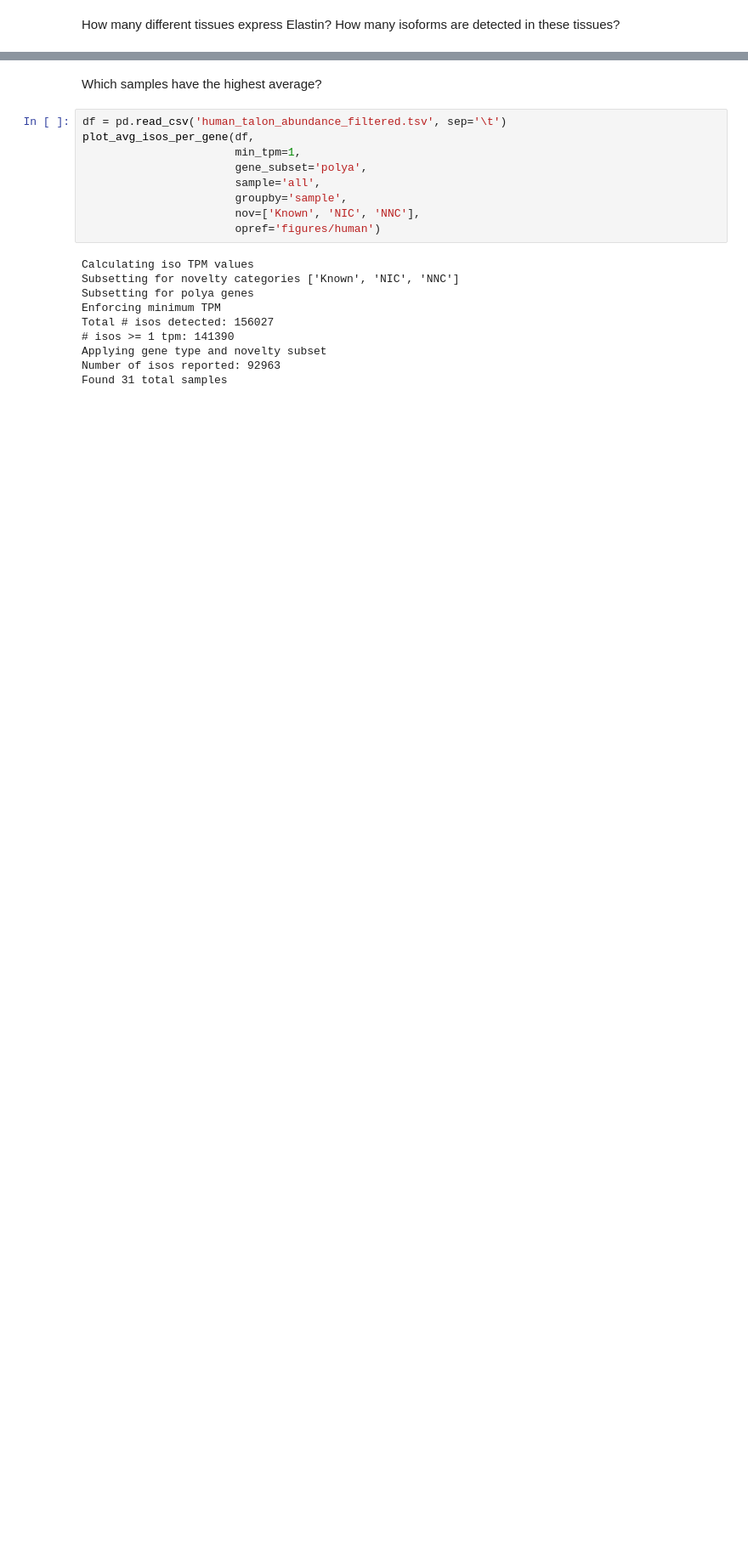
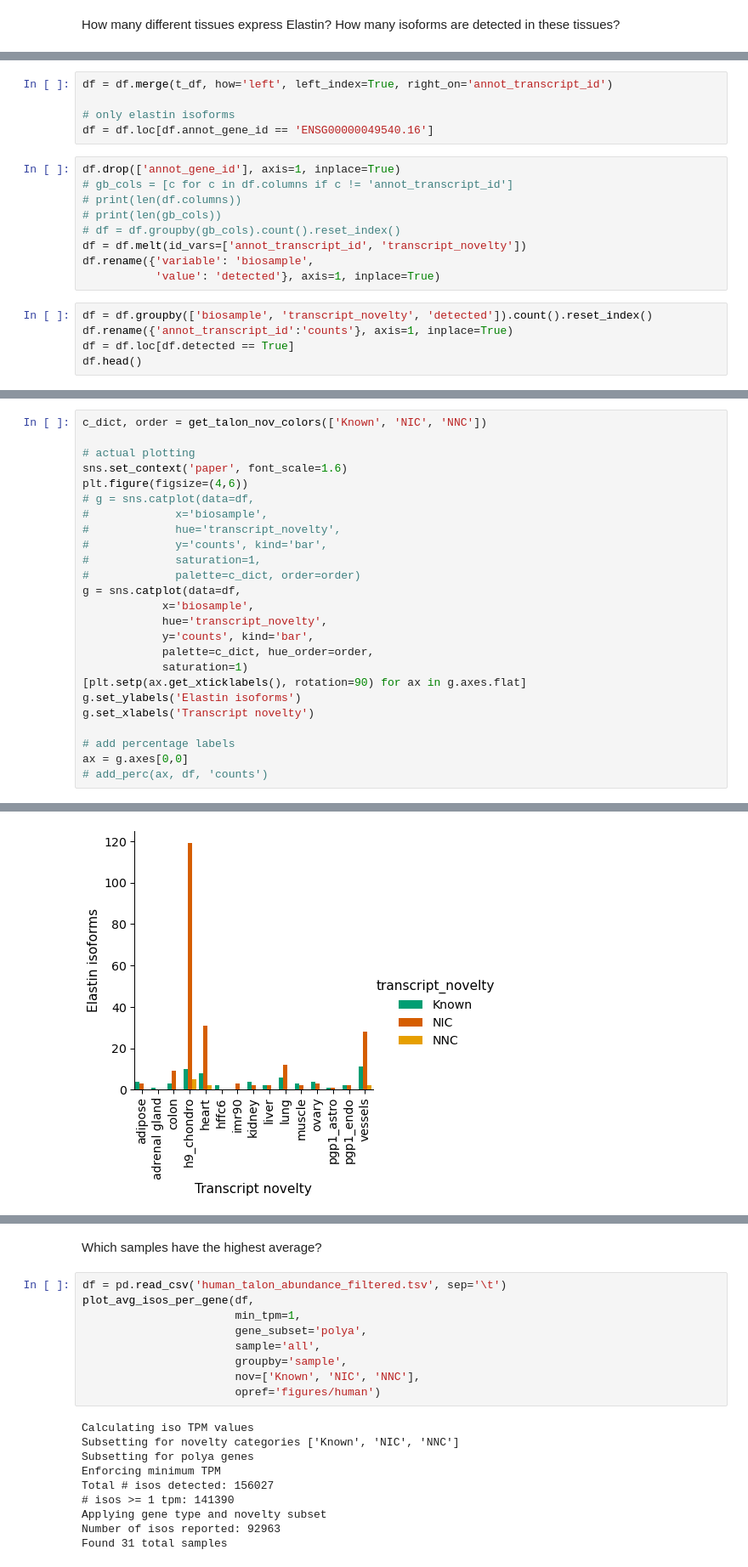
Before and after one commit to fairliereese/rnawg, a Jupyter notebook: lr_bulk/talon/iso_det.ipynb, the cells around one changed output, grey strips where cells are left out. Shown at 85% size. Saved outputs shown, nothing was run; the diff lists cells and outputs as text; blank space fills up the shorter version.

```diff
--- a/lr_bulk/talon/iso_det.ipynb
+++ b/lr_bulk/talon/iso_det.ipynb
@@ -430,0 +687,19 @@ Name: ENSG00000049540.16, dtype: int64
+# %%
+df = df.merge(t_df, how='left', left_index=True, right_on='annot_transcript_id')
+
+# only elastin isoforms
+df = df.loc[df.annot_gene_id == 'ENSG00000049540.16']
+# %%
+df.drop(['annot_gene_id'], axis=1, inplace=True)
+# gb_cols = [c for c in df.columns if c != 'annot_transcript_id']
+# print(len(df.columns))
+# print(len(gb_cols))
+# df = df.groupby(gb_cols).count().reset_index()
+df = df.melt(id_vars=['annot_transcript_id', 'transcript_novelty'])
+df.rename({'variable': 'biosample',
+           'value': 'detected'}, axis=1, inplace=True)
+# %%
+df = df.groupby(['biosample', 'transcript_novelty', 'detected']).count().reset_index()
+df.rename({'annot_transcript_id':'counts'}, axis=1, inplace=True)
+df = df.loc[df.detected == True]
+df.head()
@@ -430,0 +713,26 @@ Name: ENSG00000049540.16, dtype: int64
+# %%
+c_dict, order = get_talon_nov_colors(['Known', 'NIC', 'NNC'])
+
+# actual plotting
+sns.set_context('paper', font_scale=1.6)
+plt.figure(figsize=(4,6))
+# g = sns.catplot(data=df,
+#             x='biosample',
+#             hue='transcript_novelty',
+#             y='counts', kind='bar',
+#             saturation=1,
+#             palette=c_dict, order=order)
+g = sns.catplot(data=df,
+            x='biosample',
+            hue='transcript_novelty',
+            y='counts', kind='bar',
+            palette=c_dict, hue_order=order,
+            saturation=1)
+[plt.setp(ax.get_xticklabels(), rotation=90) for ax in g.axes.flat]
+g.set_ylabels('Elastin isoforms')
+g.set_xlabels('Transcript novelty')
+
+# add percentage labels
+ax = g.axes[0,0]
+# add_perc(ax, df, 'counts')
+# %% [output]
@@ -430,0 +740 @@ Name: ENSG00000049540.16, dtype: int64
+[figure, added]
```
Also changed, not shown: parts of 64 cells of this notebook, 3 other files.
